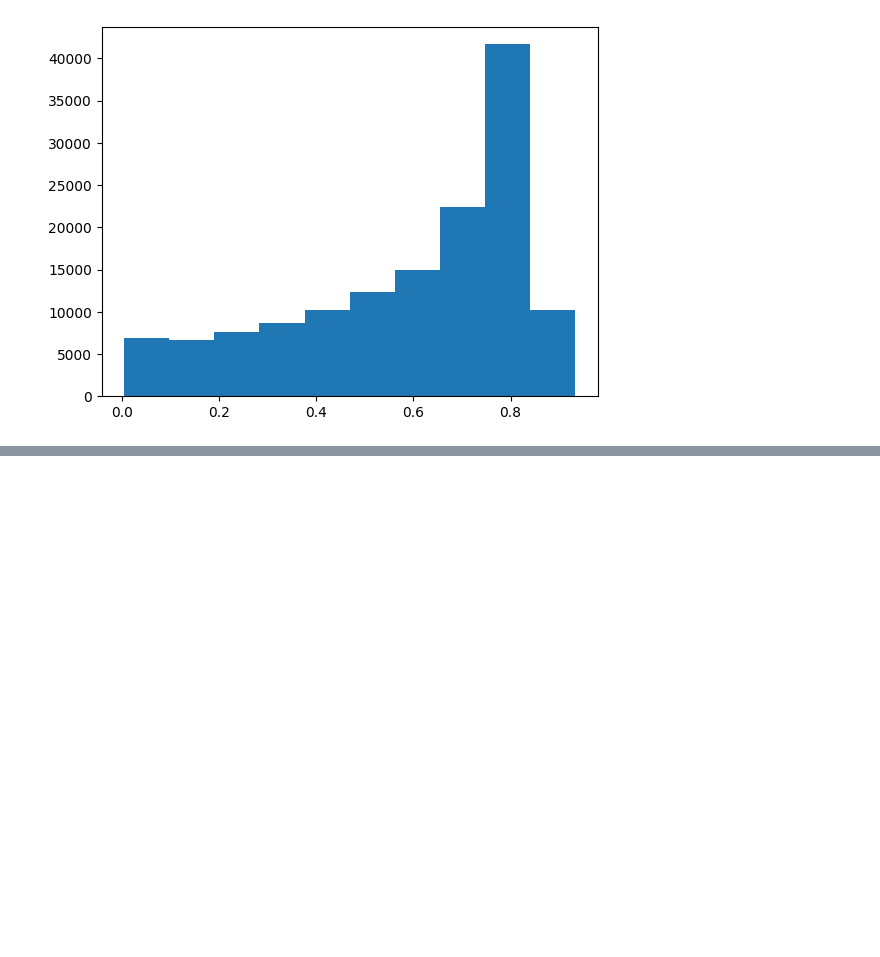
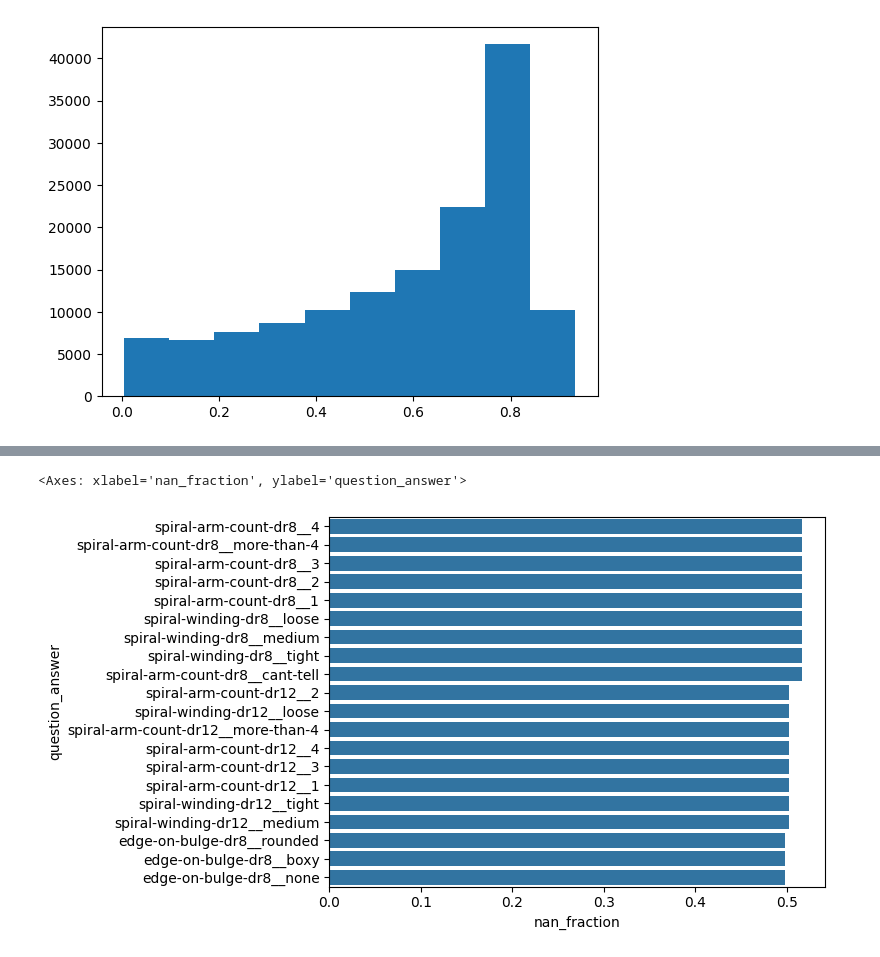
Before and after one commit to mwalmsley/gz-evo, a Jupyter notebook: baseline/metrics.ipynb, the cells around one changed output, grey strips where cells are left out. Cells and saved outputs as stored; diff of their text form; code cells hidden in the pictures; blank space fills up the shorter version.

```diff
--- a/baseline/metrics.ipynb
+++ b/baseline/metrics.ipynb
@@ -41,8 +108,10 @@ from galaxy_datasets.shared import label_metadata
 
 question_answer_pairs = label_metadata.gz_evo_v1_public_pairs
 
-for question, answer in question_answer_pairs:
+for question, answers in question_answer_pairs.items():
     total = df[f'{question}_total-votes']
-    fractions = df[f'{question}_{answer}_fraction_vol'].values
-    fractions = np.where(total < 20, np.nan, fractions)
-    df[f'{question}_{answer}_fraction_vol'] = fractions
+    for answer in answers:
+        fractions = df[f'{question}{answer}_fraction_vol'].values
+        fractions = np.where(total < 20, np.nan, fractions)
+        print(question, answer, np.isnan(fractions).mean())
+        df[f'{question}_{answer}_fraction_vol'] = fractions
@@ -51,15 +152,26 @@ for question, answer in question_answer_pairs:
 
 from sklearn.metrics import mean_squared_error
 
-results = {}
+results = []
 
-for question, answer in question_answer_pairs:
-    y_true = df[f'{question}_{answer}_fraction_vol']
-    y_pred = df[f'{question}_{answer}_fraction']
-    safe_mask = ~np.isnan(y_true)
-    y_true = y_true[safe_mask]
-    y_pred = y_pred[safe_mask]
-    mse = mean_squared_error(y_true, y_pred)
-    results[f'{question}_{answer}'] = mse
+for question, answers in question_answer_pairs.items():
+    for answer in answers:
+        y_true = df[f'{question}{answer}_fraction_vol']
+        y_pred = df[f'{question}{answer}_fraction_ml']
+        safe_mask = ~np.isnan(y_true)
+        y_true = y_true[safe_mask]
+        y_pred = y_pred[safe_mask]
+        mse = mean_squared_error(y_true, y_pred)
+        results.append({
+            'question_answer': f'{question}_{answer}',
+            'mse': mse,
+            'nan_fraction': 1-safe_mask.mean()
+        })
 
-results_df = pd.DataFrame(results.items(), columns=['question_answer', 'mse'])
+results_df = pd.DataFrame(results)
+# %%
+
+sns.barplot(data=results_df.sort_values('nan_fraction', ascending=False)[:20], x='nan_fraction', y='question_answer')
+# %% [output]
+<Axes: xlabel='nan_fraction', ylabel='question_answer'>
+[figure, added]
```
Also changed, not shown: parts of 22 cells of this notebook.
